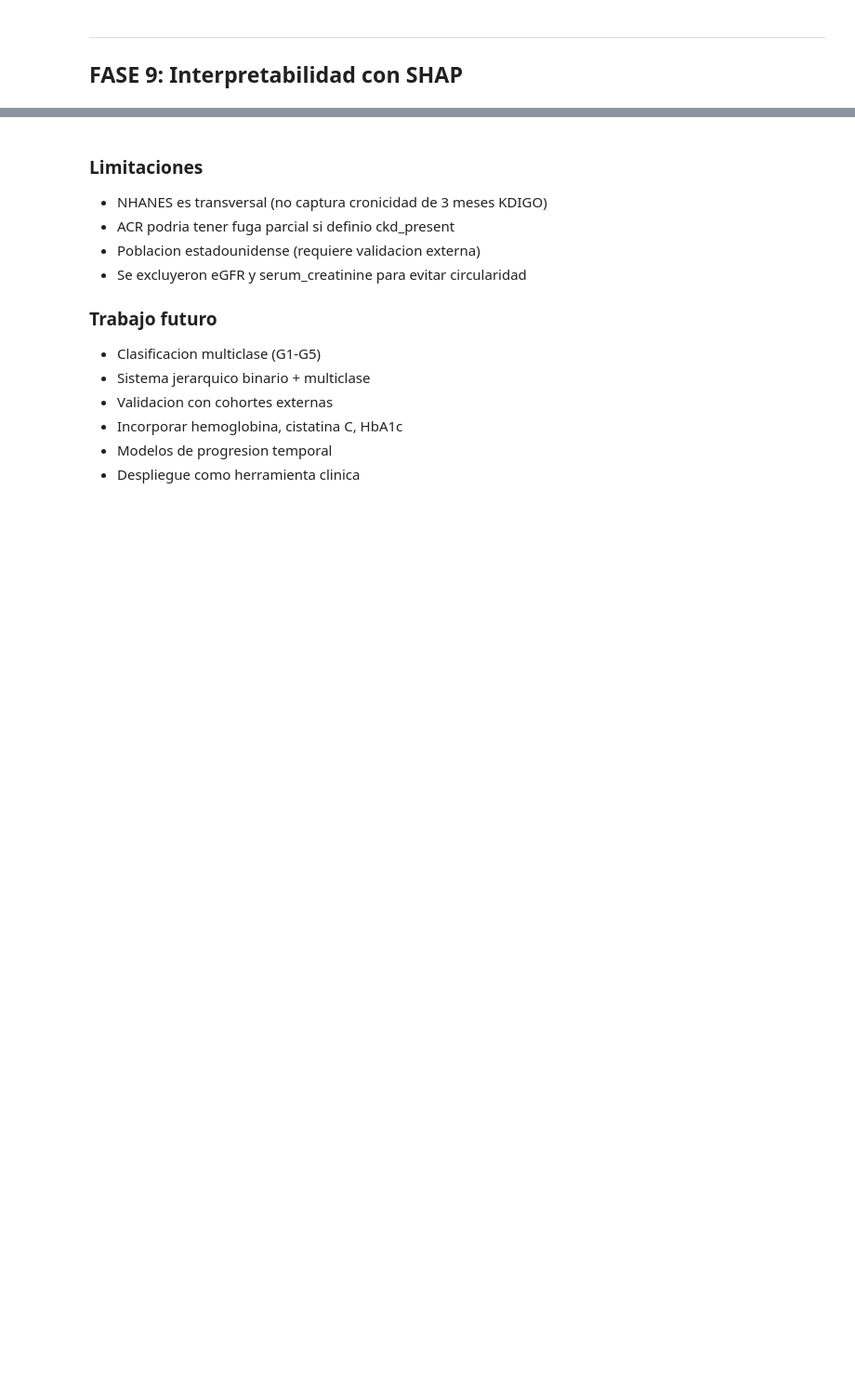
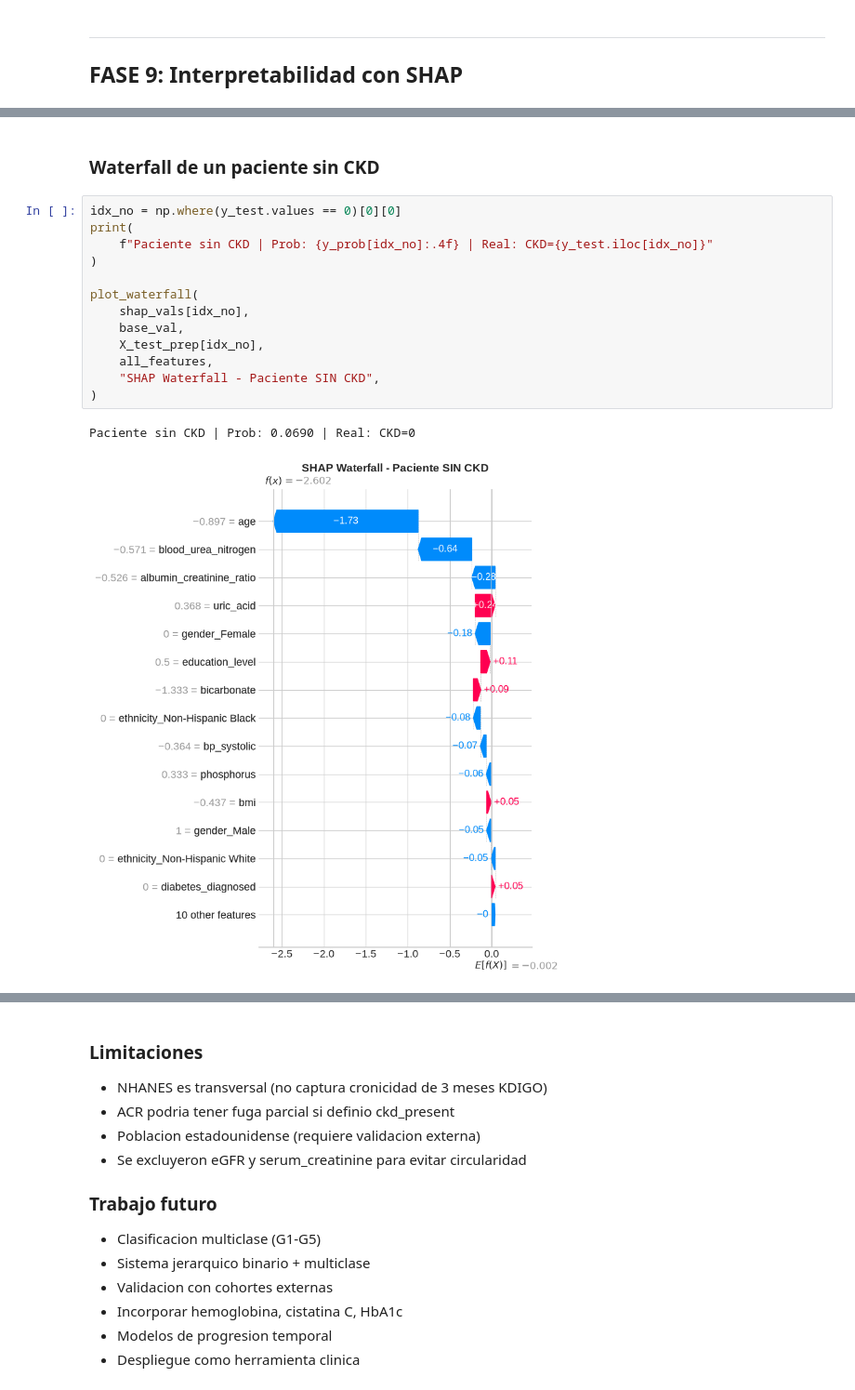
Before and after one commit to donpedromz/NephroML, a Jupyter notebook: notebooks/ERC_Pipeline_v3.ipynb, the cells around one changed output, grey strips where cells are left out. Shown at 93% size. Cells and saved outputs as stored; diff of their text form; blank space fills up the shorter version.

```diff
--- a/notebooks/ERC_Pipeline_v3.ipynb
+++ b/notebooks/ERC_Pipeline_v3.ipynb
@@ -1185,0 +1090,18 @@ I0000 00:00:1786920561.707051  238143 cudart_stub.cc:31] Could not find cuda dri
+# %% [markdown]
+### Waterfall de un paciente sin CKD
+# %%
+idx_no = np.where(y_test.values == 0)[0][0]
+print(
+    f"Paciente sin CKD | Prob: {y_prob[idx_no]:.4f} | Real: CKD={y_test.iloc[idx_no]}"
+)
+
+plot_waterfall(
+    shap_vals[idx_no],
+    base_val,
+    X_test_prep[idx_no],
+    all_features,
+    "SHAP Waterfall - Paciente SIN CKD",
+)
+# %% [output]
+Paciente sin CKD | Prob: 0.0690 | Real: CKD=0
+[figure, added]
```
Also changed, not shown: parts of 104 cells of this notebook, 1 other file.
